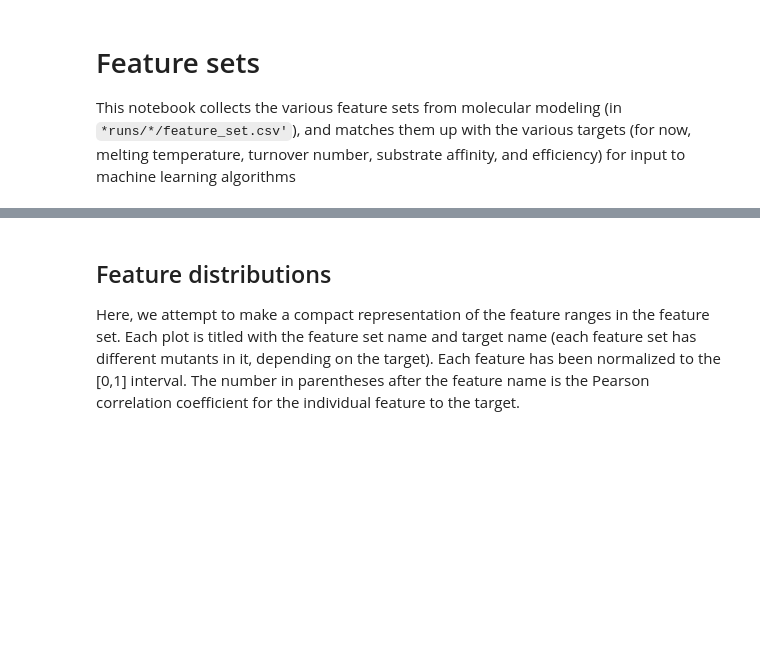
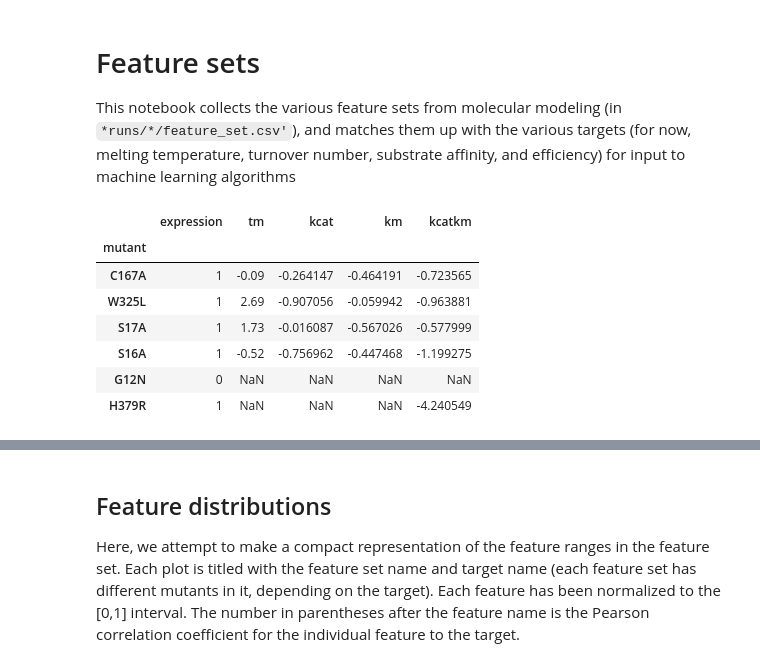
Before and after one commit to dacarlin/bagel-benchmark, a Jupyter notebook: machine_learning/feature_sets.ipynb, the cells around one changed output, grey strips where cells are left out. Drawn from its saved outputs; the diff is of its cells as text; code cells hidden in the pictures; blank space fills up the shorter version.

```diff
--- a/machine_learning/feature_sets.ipynb
+++ b/machine_learning/feature_sets.ipynb
@@ -35,6 +36,17 @@ dat = pandas.read_csv( '../data_sets/experimental/targets.csv', index_col=0 )
 #dat.km = np.log10( dat.km / 5.5 )
 #dat.kcatkm = np.log10( dat.kcatkm / 174000 )
 #dat = dat.replace( [ np.inf, -np.inf ], -5 )
+# %%
+dat.sample( 6 )
+# %% [output]
+|  | expression | tm | kcat | km | kcatkm |
+| mutant |  |  |  |  |  |
+| C167A | 1 | -0.09 | -0.264147 | -0.464191 | -0.723565 |
+| W325L | 1 | 2.69 | -0.907056 | -0.059942 | -0.963881 |
+| S17A | 1 | 1.73 | -0.016087 | -0.567026 | -0.577999 |
+| S16A | 1 | -0.52 | -0.756962 | -0.447468 | -1.199275 |
+| G12N | 0 | NaN | NaN | NaN | NaN |
+| H379R | 1 | NaN | NaN | NaN | -4.240549 |
 # %%
 targets = [ 'kcat', 'km', 'kcatkm', 'tm' ]
 # %%
```
Also changed, not shown: parts of 5 cells of this notebook, 3 other files.
